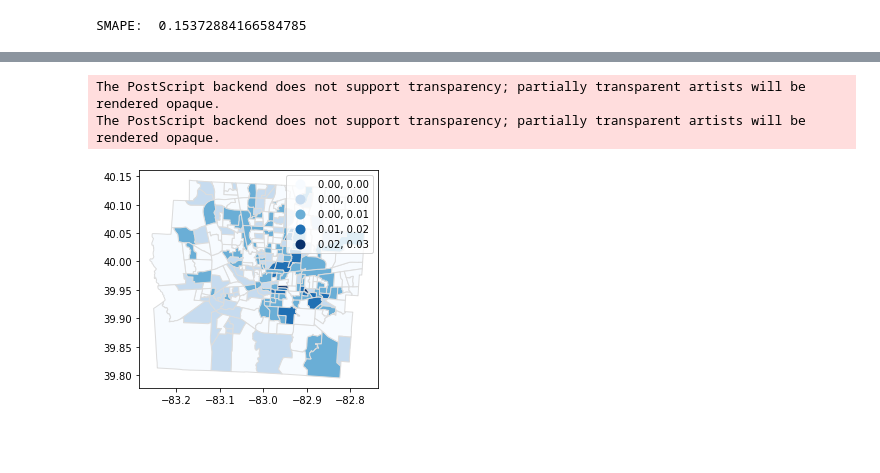
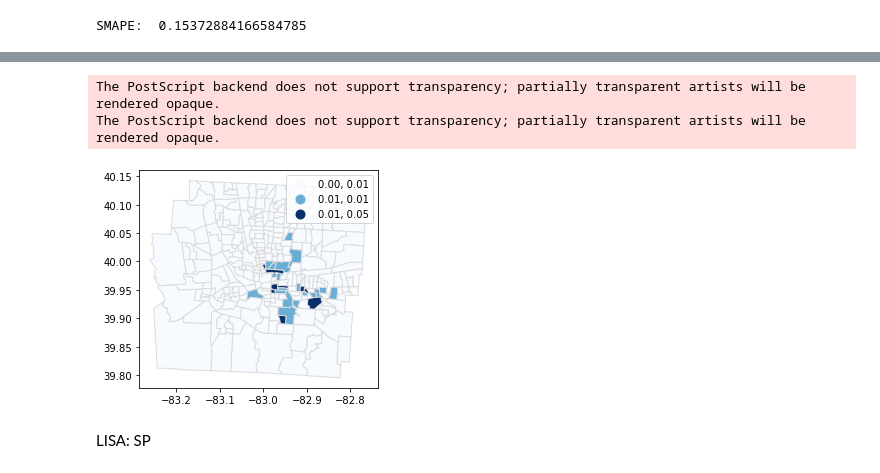
Before and after one commit to linyuehzzz/privacy-framework, a Jupyter notebook: set-coverage-exact-k.ipynb, the cells around one changed output, grey strips where cells are left out. Drawn from its saved outputs; the diff is of its cells as text; code cells hidden in the pictures; blank space fills up the shorter version.

Commit message:
update lisa

```diff
--- a/set-coverage-exact-k.ipynb
+++ b/set-coverage-exact-k.ipynb
@@ -637,8 +597,71 @@ merged.plot(
-# %%
-merged["lisa_dif"] = abs(merged["lisa_after"] - merged["lisa_before"])
-merged.plot(column=merged["lisa_dif"], scheme='UserDefined', classification_kwds={'bins':[0.0005, 0.001, 0.005, 0.02]}, cmap='Blues', edgecolor='gainsboro', legend=True)
-plt.savefig('plot/lisa_scm_v2.eps', format='eps')
-# %% [output]
-The PostScript backend does not support transparency; partially transparent artists will be rendered opaque.
-The PostScript backend does not support transparency; partially transparent artists will be rendered opaque.
-[figure, removed]
+# %%
+## FA
+import csv
+import numpy as np
+import geopandas as gpd
+
+with open('data/theta/SCM-FA.csv', newline='') as f:
+    reader = csv.reader(f)
+    data_fa = list(reader)
+
+theta_fa = np.empty([I, I, K])
+for k in range(K):
+    for i in range(I):
+        if i not in V[k] and A[i, k] != 0:
+            theta_fa[i, i, k] = 1
+for var in data_fa:
+    name = var[0].split("_")
+    theta_fa[int(name[1]), int(name[2]), int(name[3])] = var[1]
+
+K2 = hist2.shape[1] - 1
+Q2 = np.empty([K2, K])
+for idx2, col2 in enumerate(hist2.iloc[:,1:].columns):
+    x = col2[0:2]
+    y = col2[2:4]
+    for idx, col in enumerate(hist.iloc[:,1:].columns):
+        if x == col[0:2] and y == col[4:6]:
+            Q2[idx2, idx] = 1
+        else:
+            Q2[idx2, idx] = 0
+theta2_fa = np.empty([I, I, K2])
+for k2 in range(K2):
+    for i in range(I):
+        for j in range(I):
+            sum1, sum2 = 0, 0
+            for k in range(K):
+                sum1 += Q2[k2, k] * theta_fa[i, j, k] * A[i, k]
+                sum2 += Q2[k2, k] * A[i, k]
+            theta2_fa[i, j, k2] = sum1 / sum2
+theta2_fa[~np.isfinite(theta2_fa)] = 0
+
+A2 = hist2.iloc[:,1:].to_numpy()
+A2_fa = np.empty([I, K2])
+for k2 in range(K2):
+    for j in range(I):
+        sum = 0
+        for i in range(I):
+            sum += theta2_fa[i, j, k2] * A2[i, k2]
+        A2_fa[j, k2] = sum
+
+A2_fa = pd.DataFrame(A2_fa)
+A2_fa["TRACT"] = hist2["TRACT"]
+merged_fa = merged_fa.join(A2_fa.set_index('TRACT'))
+merged_fa["0101_pct_after"] = merged_fa[1]/(merged_fa[0]+merged_fa[1]+merged_fa[2]+merged_fa[3]+merged_fa[4]+merged_fa[5]+merged_fa[6]+merged_fa[7]+merged_fa[8]+merged_fa[9]+merged_fa[10]+merged_fa[11]+merged_fa[12]+merged_fa[13]) * 100
+merged_fa['0101_pct_after'] = merged_fa['0101_pct_after'].fillna(0)
+merged_fa = merged_fa.sort_index()
+
+gdf['GEOID10'] = gdf['GEOID10'].astype(str)
+w = weights.distance.KNN.from_dataframe(gdf, k=20)
+w.transform = 'R'
+lisa = esda.moran.Moran_Local(merged_fa["0101_pct_after"], w)
+merged_fa["lisa_after"] = lisa.Is
+
+merged_fa["lisa_dif"] = abs(merged_fa["lisa_after"] - merged_fa["lisa_before"])
+merged_fa.plot(column=merged_fa["lisa_dif"], scheme='UserDefined', classification_kwds={'bins':[0.005, 0.01, 0.05]}, cmap='Blues', edgecolor='gainsboro', legend=True)
+plt.savefig('plot/lisa_scm_v1.eps', format='eps')
+# %% [output]
+The PostScript backend does not support transparency; partially transparent artists will be rendered opaque.
+The PostScript backend does not support transparency; partially transparent artists will be rendered opaque.
+[figure, added]
+# %% [markdown]
+LISA: SP
```
Also changed, not shown: parts of 9 cells of this notebook, 18 other files.
